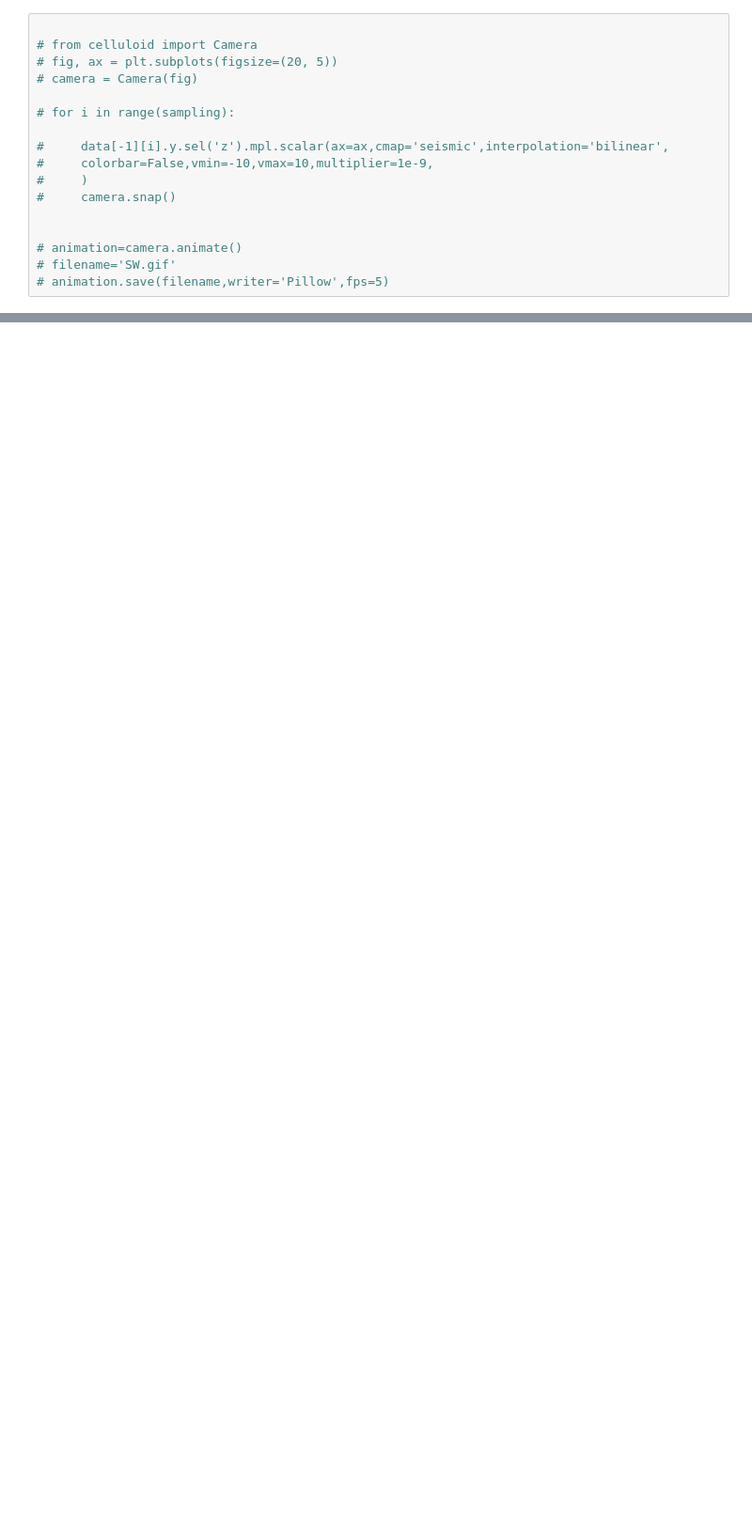
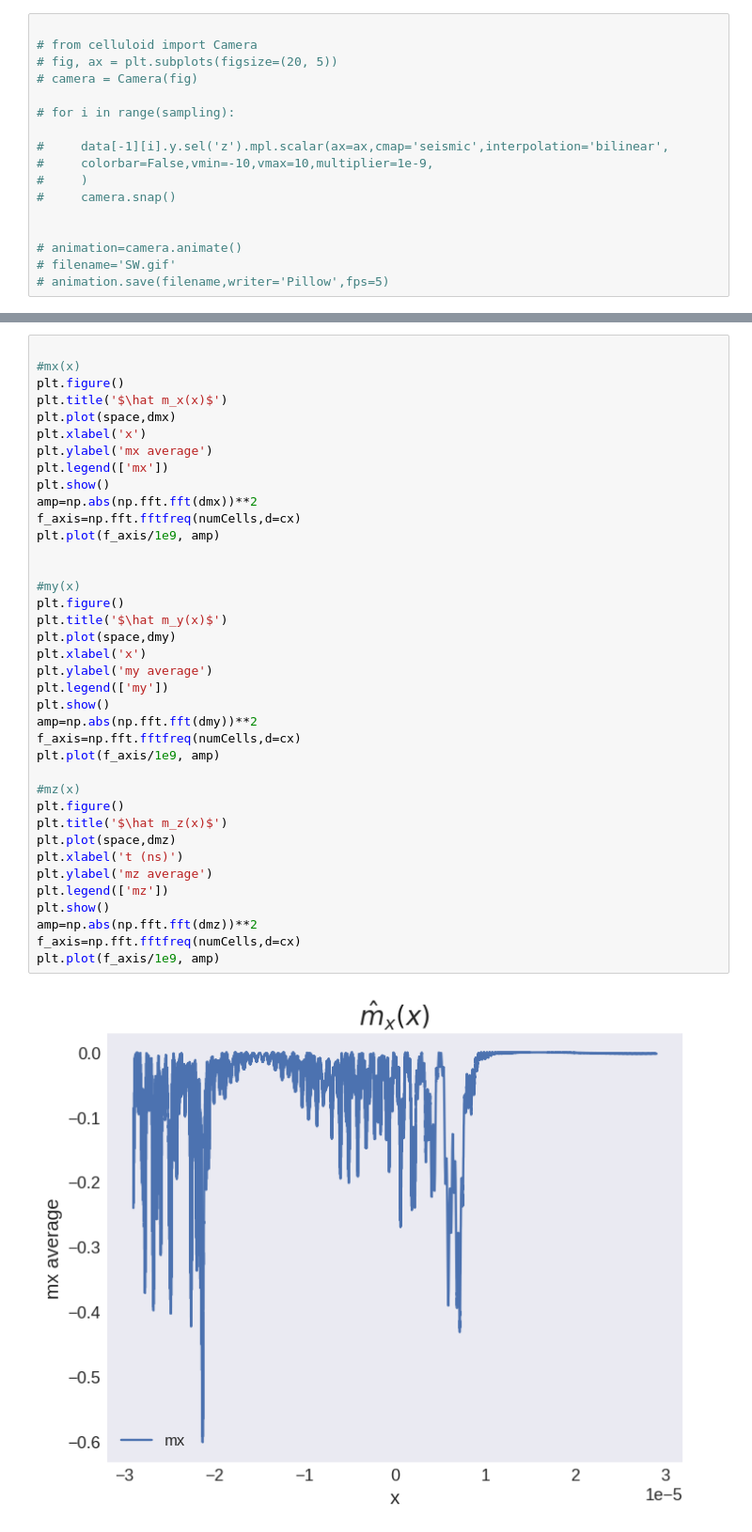
Before and after one commit to RiccardoCiviero/Spintronic_Project, a Jupyter notebook: P1.ipynb, the cells around one changed output, grey strips where cells are left out. Shown at 94% size. Drawn from its saved outputs; the diff is of its cells as text; blank space fills up the shorter version.

```diff
--- a/P1.ipynb
+++ b/P1.ipynb
@@ -471,0 +428,40 @@ plt.plot(f_axis/1e9, amp)
+# %%
+
+#mx(x)
+plt.figure()
+plt.title('$\hat m_x(x)$')
+plt.plot(space,dmx)
+plt.xlabel('x')
+plt.ylabel('mx average')
+plt.legend(['mx'])
+plt.show()
+amp=np.abs(np.fft.fft(dmx))**2
+f_axis=np.fft.fftfreq(numCells,d=cx)
+plt.plot(f_axis/1e9, amp)
+
+
+#my(x)
+plt.figure()
+plt.title('$\hat m_y(x)$')
+plt.plot(space,dmy)
+plt.xlabel('x')
+plt.ylabel('my average')
+plt.legend(['my'])
+plt.show()
+amp=np.abs(np.fft.fft(dmy))**2
+f_axis=np.fft.fftfreq(numCells,d=cx)
+plt.plot(f_axis/1e9, amp)
+
+#mz(x)
+plt.figure()
+plt.title('$\hat m_z(x)$')
+plt.plot(space,dmz)
+plt.xlabel('t (ns)')
+plt.ylabel('mz average')
+plt.legend(['mz'])
+plt.show()
+amp=np.abs(np.fft.fft(dmz))**2
+f_axis=np.fft.fftfreq(numCells,d=cx)
+plt.plot(f_axis/1e9, amp)
+# %% [output]
+[figure, added]
```
Also changed, not shown: parts of 11 cells of this notebook.
